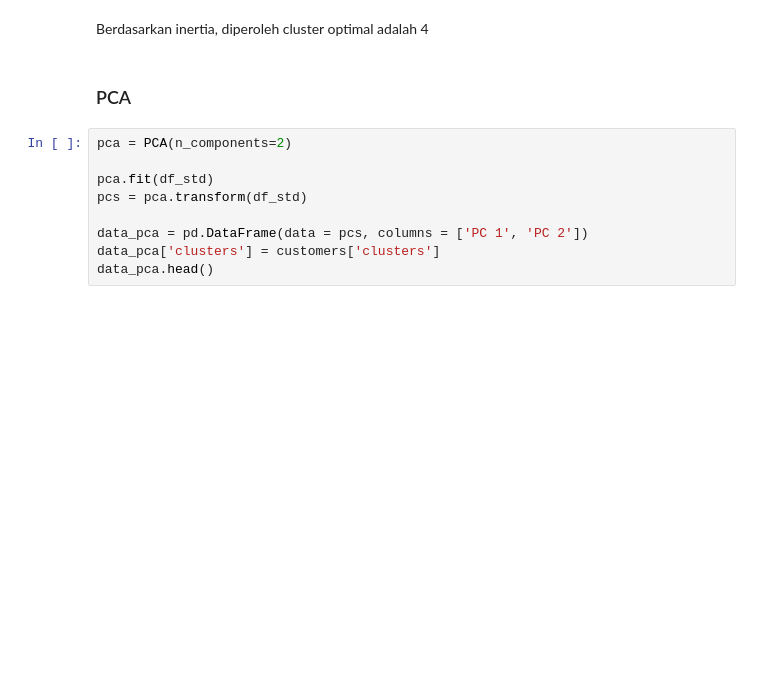
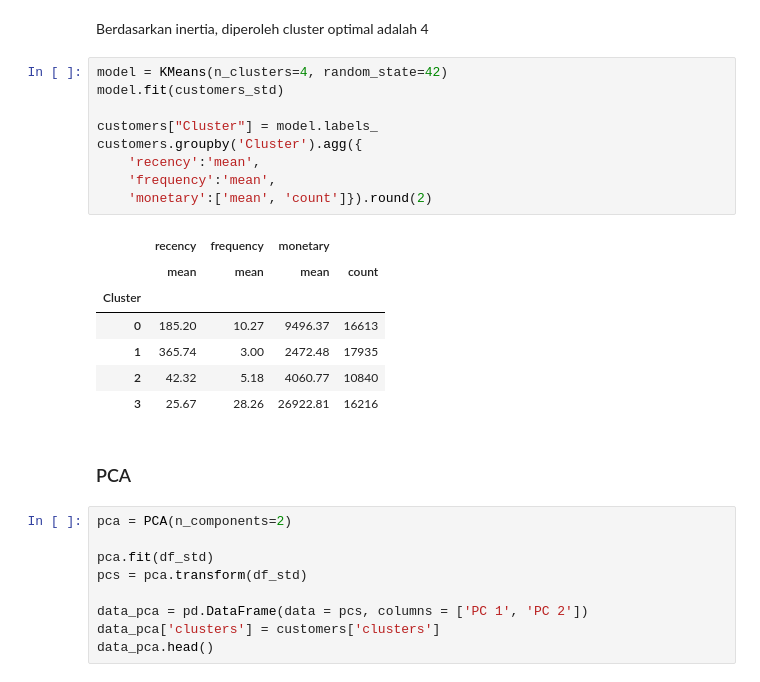
Before and after one commit to mfathul21/airline-customer-value, a Jupyter notebook: Airline_Customer_Segmentation.ipynb, the cells around one changed output. Drawn from its saved outputs; the diff is of its cells as text; blank space fills up the shorter version.

```diff
--- a/Airline_Customer_Segmentation.ipynb
+++ b/Airline_Customer_Segmentation.ipynb
@@ -658,5 +687,22 @@ sns.scatterplot(x=range(2, 11), y=inertia, s=300, color='#800000',  linestyle='-
 # %% [markdown]
 Berdasarkan inertia, diperoleh cluster optimal adalah 4
+# %%
+model = KMeans(n_clusters=4, random_state=42)
+model.fit(customers_std)
+
+customers["Cluster"] = model.labels_
+customers.groupby('Cluster').agg({
+    'recency':'mean',
+    'frequency':'mean',
+    'monetary':['mean', 'count']}).round(2)
+# %% [output]
+|  | recency | frequency | monetary |  |
+|  | mean | mean | mean | count |
+| Cluster |  |  |  |  |
+| 0 | 185.20 | 10.27 | 9496.37 | 16613 |
+| 1 | 365.74 | 3.00 | 2472.48 | 17935 |
+| 2 | 42.32 | 5.18 | 4060.77 | 10840 |
+| 3 | 25.67 | 28.26 | 26922.81 | 16216 |
 # %% [markdown]
 ### PCA
 # %%
```
Also changed, not shown: parts of 9 cells of this notebook.
